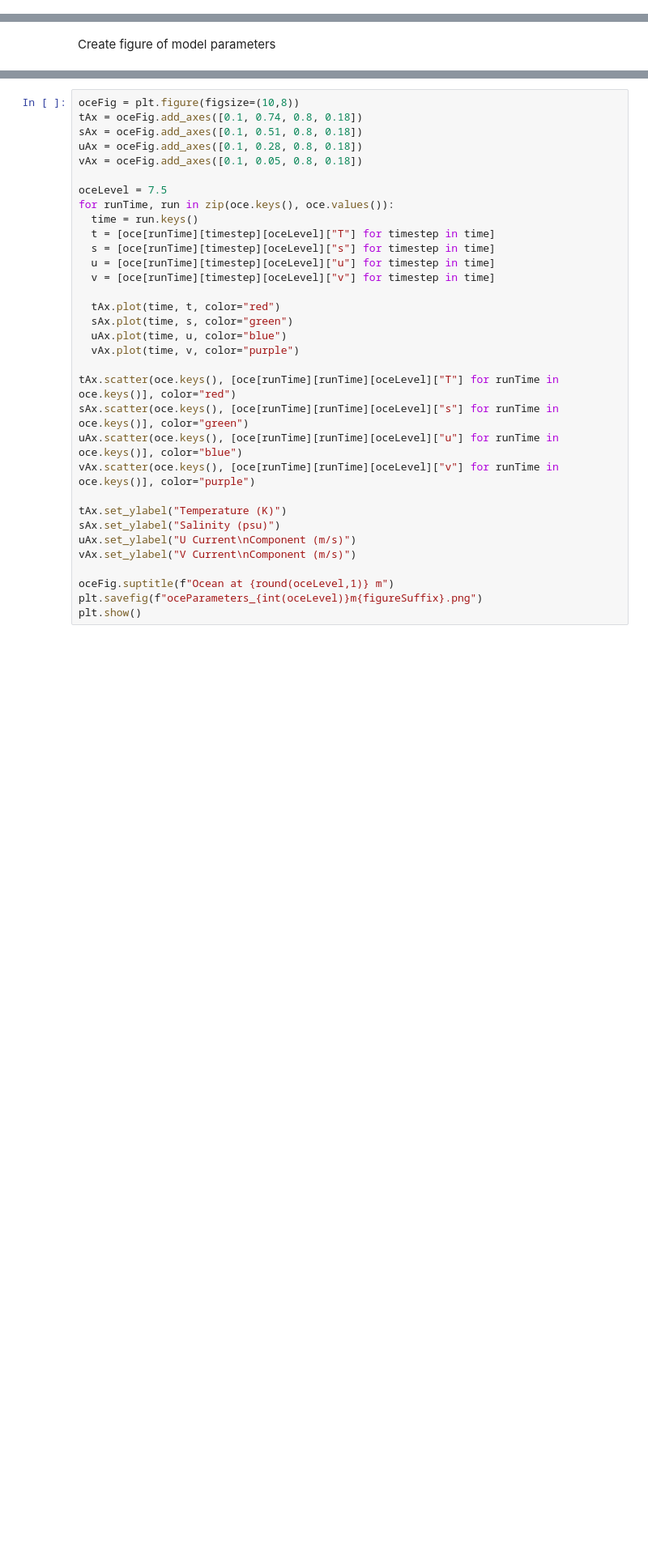
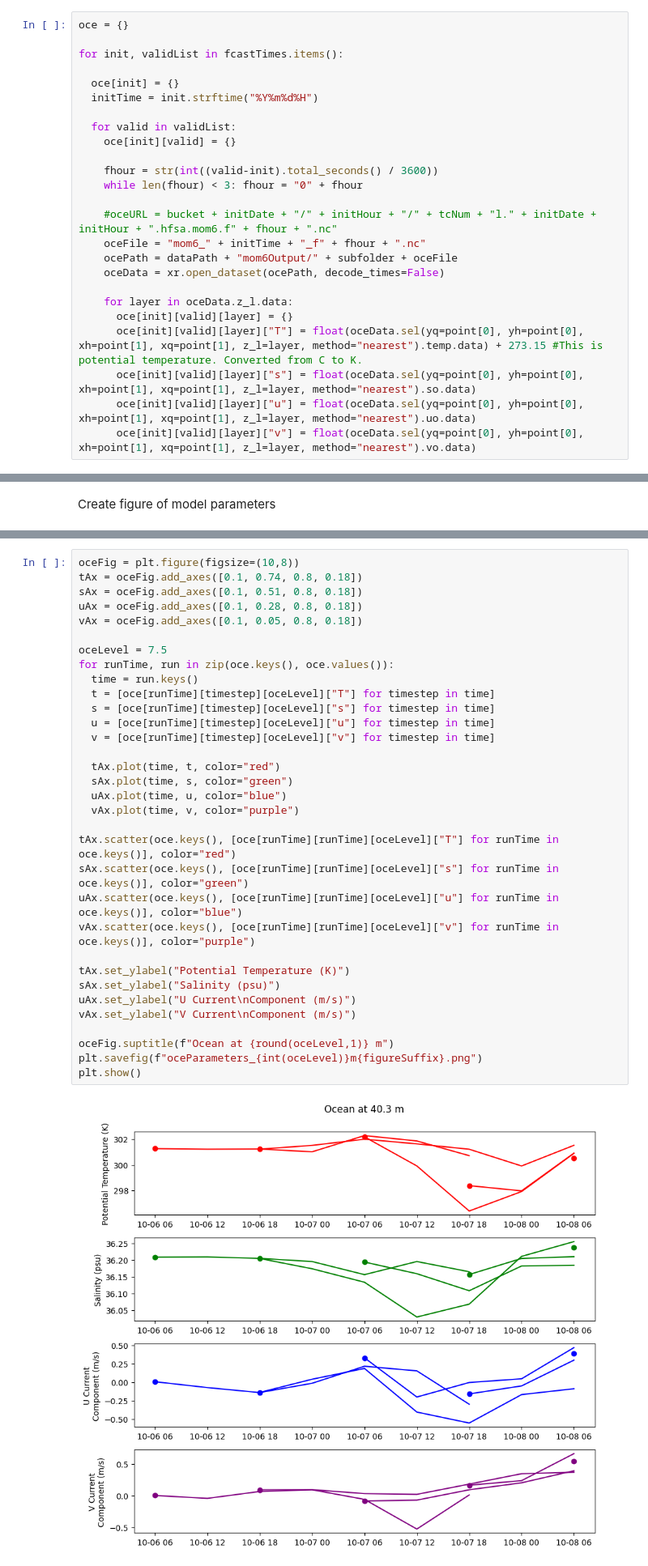
Before and after one commit to SeanBarnier/HAFS_Air-Sea, a Jupyter notebook: HAFSA_ocean-atmosphere.ipynb, the cells around one changed output, grey strips where cells are left out. Shown at 81% size. Cells and saved outputs as stored; diff of their text form; blank space fills up the shorter version.

Commit message:
Edited to use file output from getHAFSASlices

```diff
--- a/HAFSA_ocean-atmosphere.ipynb
+++ b/HAFSA_ocean-atmosphere.ipynb
@@ -176,2 +211,27 @@ atm
+# %%
+oce = {}
+
+for init, validList in fcastTimes.items():
+
+  oce[init] = {}
+  initTime = init.strftime("%Y%m%d%H")
+
+  for valid in validList:
+    oce[init][valid] = {}
+
+    fhour = str(int((valid-init).total_seconds() / 3600))
+    while len(fhour) < 3: fhour = "0" + fhour
+
+    #oceURL = bucket + initDate + "/" + initHour + "/" + tcNum + "l." + initDate + initHour + ".hfsa.mom6.f" + fhour + ".nc"
+    oceFile = "mom6_" + initTime + "_f" + fhour + ".nc"
+    ocePath = dataPath + "mom6Output/" + subfolder + oceFile
+    oceData = xr.open_dataset(ocePath, decode_times=False)
+
+    for layer in oceData.z_l.data:
+      oce[init][valid][layer] = {}
+      oce[init][valid][layer]["T"] = float(oceData.sel(yq=point[0], yh=point[0], xh=point[1], xq=point[1], z_l=layer, method="nearest").temp.data) + 273.15 #This is potential temperature. Converted from C to K.
+      oce[init][valid][layer]["s"] = float(oceData.sel(yq=point[0], yh=point[0], xh=point[1], xq=point[1], z_l=layer, method="nearest").so.data)
+      oce[init][valid][layer]["u"] = float(oceData.sel(yq=point[0], yh=point[0], xh=point[1], xq=point[1], z_l=layer, method="nearest").uo.data)
+      oce[init][valid][layer]["v"] = float(oceData.sel(yq=point[0], yh=point[0], xh=point[1], xq=point[1], z_l=layer, method="nearest").vo.data)
 # %%
 oce
@@ -274,34 +301,36 @@ oceFig = plt.figure(figsize=(10,8))
 tAx = oceFig.add_axes([0.1, 0.74, 0.8, 0.18])
 sAx = oceFig.add_axes([0.1, 0.51, 0.8, 0.18])
 uAx = oceFig.add_axes([0.1, 0.28, 0.8, 0.18])
 vAx = oceFig.add_axes([0.1, 0.05, 0.8, 0.18])
 
 oceLevel = 7.5
 for runTime, run in zip(oce.keys(), oce.values()):
   time = run.keys()
   t = [oce[runTime][timestep][oceLevel]["T"] for timestep in time]
   s = [oce[runTime][timestep][oceLevel]["s"] for timestep in time]
   u = [oce[runTime][timestep][oceLevel]["u"] for timestep in time]
   v = [oce[runTime][timestep][oceLevel]["v"] for timestep in time]
 
   tAx.plot(time, t, color="red")
   sAx.plot(time, s, color="green")
   uAx.plot(time, u, color="blue")
   vAx.plot(time, v, color="purple")
 
 tAx.scatter(oce.keys(), [oce[runTime][runTime][oceLevel]["T"] for runTime in oce.keys()], color="red")
 sAx.scatter(oce.keys(), [oce[runTime][runTime][oceLevel]["s"] for runTime in oce.keys()], color="green")
 uAx.scatter(oce.keys(), [oce[runTime][runTime][oceLevel]["u"] for runTime in oce.keys()], color="blue")
 vAx.scatter(oce.keys(), [oce[runTime][runTime][oceLevel]["v"] for runTime in oce.keys()], color="purple")
 
-tAx.set_ylabel("Temperature (K)")
+tAx.set_ylabel("Potential Temperature (K)")
 sAx.set_ylabel("Salinity (psu)")
 uAx.set_ylabel("U Current\nComponent (m/s)")
 vAx.set_ylabel("V Current\nComponent (m/s)")
 
 oceFig.suptitle(f"Ocean at {round(oceLevel,1)} m")
 plt.savefig(f"oceParameters_{int(oceLevel)}m{figureSuffix}.png")
 plt.show()
+# %% [output]
+[figure, added]
 # %%
 currDir = {}
 for runTime, run in zip(oce.keys(), oce.values()):
```
Also changed, not shown: parts of 22 cells of this notebook.
